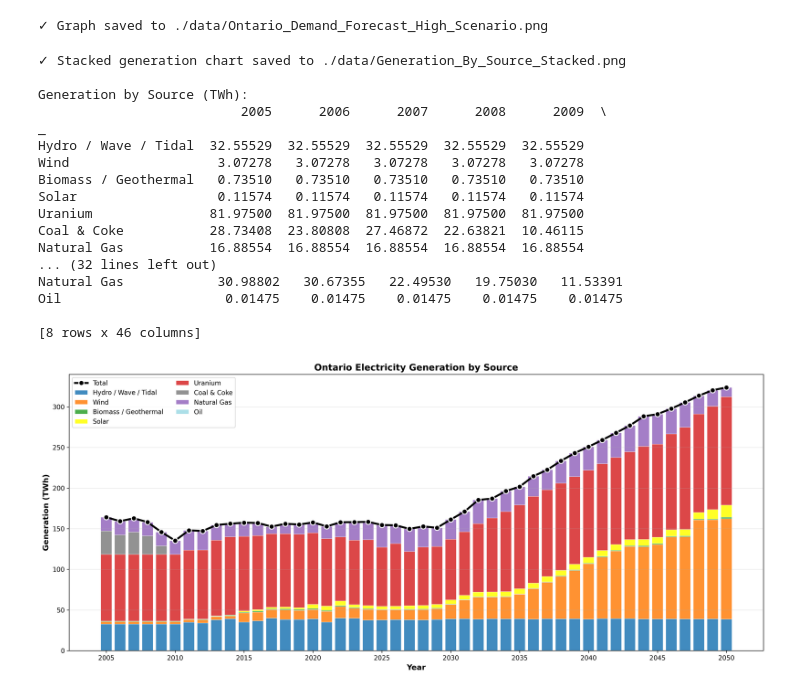
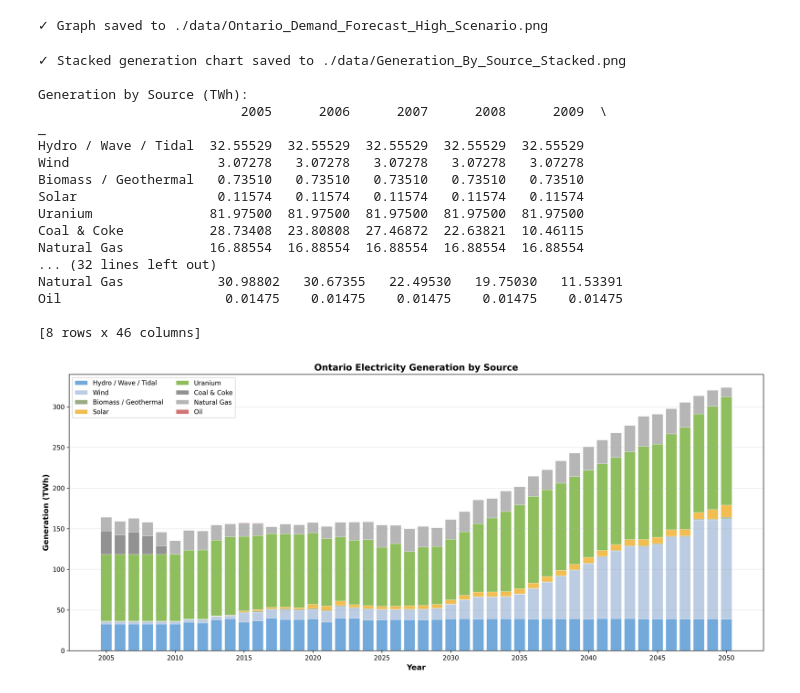
Before and after one commit to SenchaBka/SMRAtlas, a Jupyter notebook: Energy Demand Analysis/Ontario/future_demand.ipynb, the cells around one changed output. Drawn from its saved outputs; the diff is of its cells as text; code cells hidden in the pictures.

Commit message:
Demand VS Generation final graph

```diff
--- a/Energy Demand Analysis/Ontario/future_demand.ipynb
+++ b/Energy Demand Analysis/Ontario/future_demand.ipynb
@@ -183,16 +186,18 @@ sources = gen_source_df.index.tolist()
 # Convert to TWh for consistency
 gen_source_twh = gen_source_df[year_columns] / 1000
 
-# Define colors for each source
+# Define colors for each source - natural, muted tones
 colors_map = {
-    'Hydro / Wave / Tidal': '#1f77b4',
-    'Wind': '#ff7f0e',
-    'Biomass / Geothermal': '#2ca02c',
-    'Solar': '#ffff00',
-    'Uranium': '#d62728',
-    'Natural Gas': '#9467bd',
-    'Coal': '#8c564b',
-    'Other': '#7f7f7f'
+    'Hydro / Wave / Tidal': '#5B9BD5',
+    'Wind': '#B0C4DE',
+    'Biomass / Geothermal': '#8B9D6F',
+    'Solar': '#F0B233',
+    'Uranium': '#7CB342',
+    'Natural Gas': '#A9A9A9',
+    'Oil': '#CD5C5C',
+    'Coal': '#000000',
+    'Coke': '#5A6B75',
+    'Other': '#808080'
 }
 
 # Use a colormap for sources not in the predefined list
@@ -203,7 +208,6 @@ source_colors = [colors_map.get(source, colors_list[i]) for i, source in enumera
 fig, ax = plt.subplots(figsize=(16, 7), dpi=300)
 
 bottom = np.zeros(len(years))
-totals = []  # Track totals as we stack
 for idx, source in enumerate(sources):
     values = gen_source_twh.loc[source, year_columns].values
     ax.bar(years, values, bottom=bottom, label=source, color=source_colors[idx], alpha=0.85, edgecolor='white', linewidth=0.5)
@@ -217,31 +221,31 @@ ax.legend(fontsize=10, loc='upper left', ncol=2)
 
 # Set x-axis ticks to every 5 years
 tick_years = list(range(min(years), max(years)+1, 5))
 ax.set_xticks(tick_years)
 ax.set_xticklabels(tick_years)
 
 plt.tight_layout()
 plt.savefig('./data/Generation_By_Source_Stacked.png', dpi=300, bbox_inches='tight')
 print("✓ Stacked generation chart saved to ./data/Generation_By_Source_Stacked.png")
 print("\nGeneration by Source (TWh):")
 print(gen_source_twh)
 plt.show()
 # %% [output]
 ✓ Stacked generation chart saved to ./data/Generation_By_Source_Stacked.png
 
 Generation by Source (TWh):
                           2005      2006      2007      2008      2009  \
 _
 Hydro / Wave / Tidal  32.55529  32.55529  32.55529  32.55529  32.55529
 Wind                   3.07278   3.07278   3.07278   3.07278   3.07278
 Biomass / Geothermal   0.73510   0.73510   0.73510   0.73510   0.73510
 Solar                  0.11574   0.11574   0.11574   0.11574   0.11574
 Uranium               81.97500  81.97500  81.97500  81.97500  81.97500
 Coal & Coke           28.73408  23.80808  27.46872  22.63821  10.46115
 Natural Gas           16.88554  16.88554  16.88554  16.88554  16.88554
 ... (32 lines left out)
 Natural Gas            30.98802   30.67355   22.49530   19.75030   11.53391
 Oil                     0.01475    0.01475    0.01475    0.01475    0.01475
 
 [8 rows x 46 columns]
-[figure, old version]
+[figure, new version]
```
Also changed, not shown: parts of 3 cells of this notebook.
